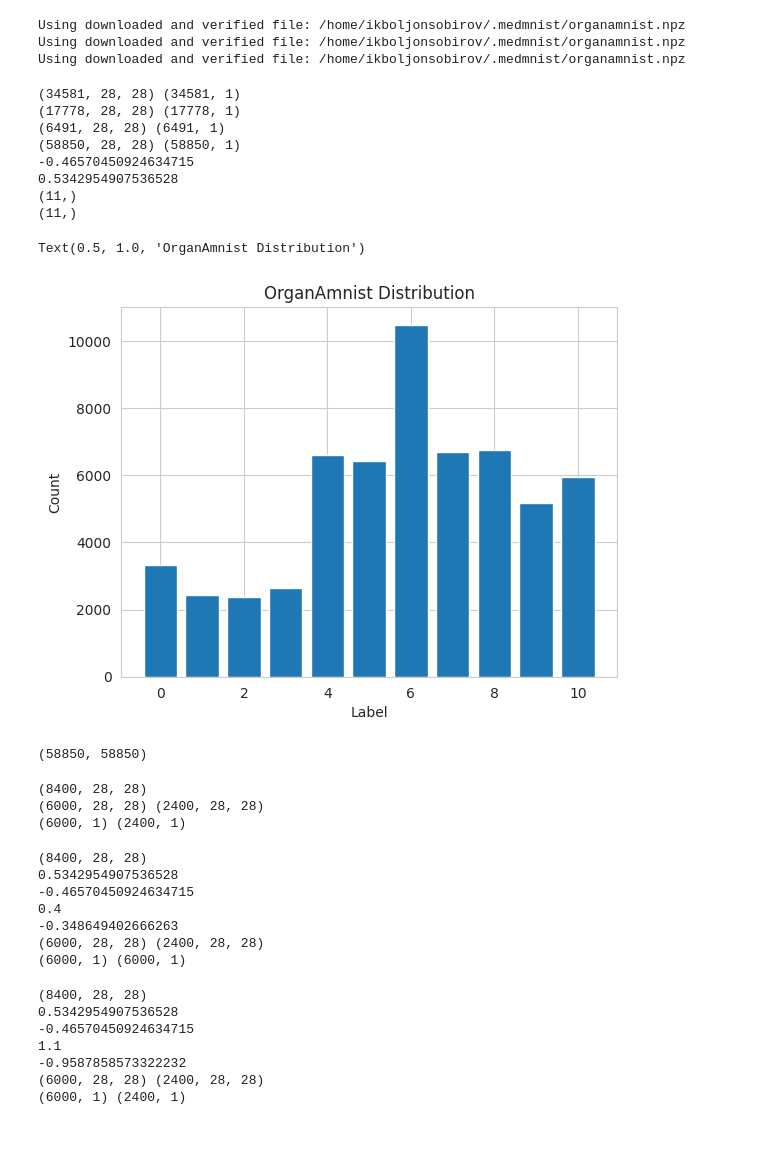
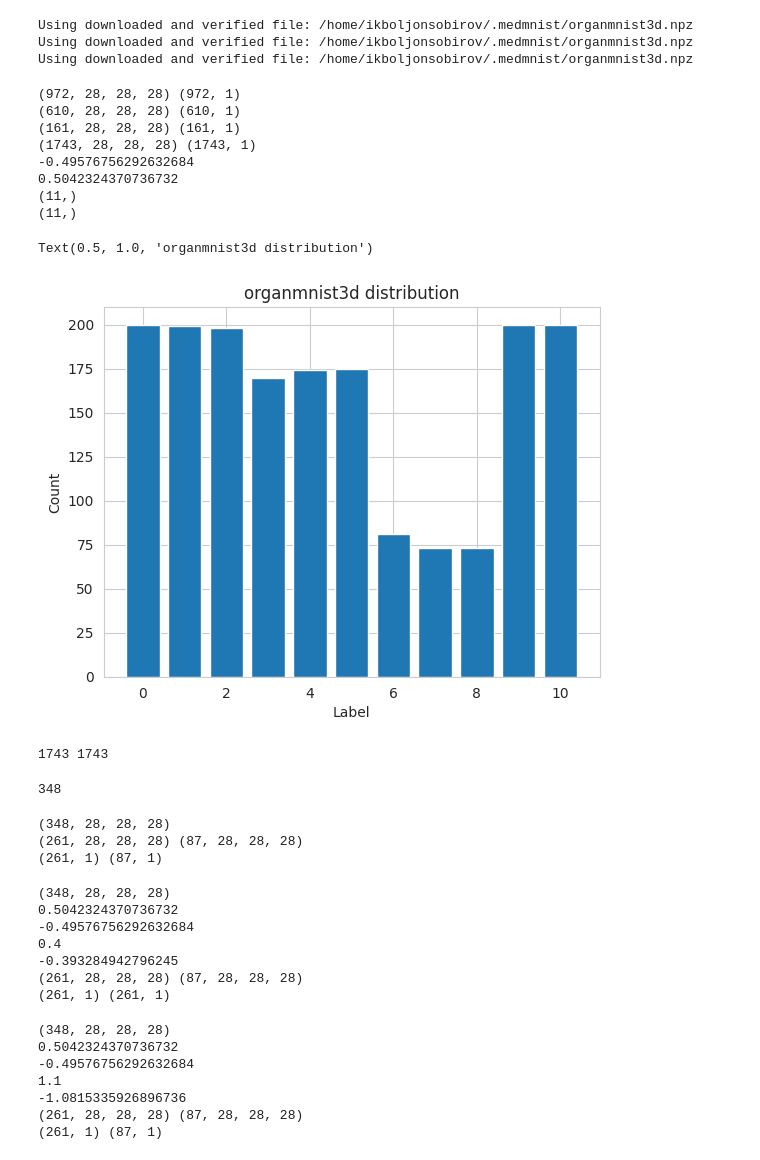
Before and after one commit to ikboljon/uncertainty_benchmark, a Jupyter notebook: experiments/notebooks/generate_ood_data.ipynb, the cells around one changed output. Cells and saved outputs as stored; diff of their text form; code cells hidden in the pictures.

Commit message:
final_changes_to_medmnist

```diff
--- a/experiments/notebooks/generate_ood_data.ipynb
+++ b/experiments/notebooks/generate_ood_data.ipynb
@@ -17,7 +20,7 @@ sns.set_style("whitegrid")
 # %%
 ood_data_path = '/home/ikboljonsobirov/uncertainty-benchmark/experiments/ood_data/'
 # %%
-data_flag = 'organamnist'
+data_flag = 'organmnist3d'
 info = medmnist.INFO[data_flag]
 num_classes = len(info['label'])
 DataClass = getattr(medmnist, info['python_class'])
@@ -27,55 +30,58 @@ train_dataset = DataClass(split='train', download=True)
 val_dataset = DataClass(split='val', download=True)
 test_dataset = DataClass(split='test', download=True)
 # %% [output]
-Using downloaded and verified file: /home/ikboljonsobirov/.medmnist/organamnist.npz
-Using downloaded and verified file: /home/ikboljonsobirov/.medmnist/organamnist.npz
-Using downloaded and verified file: /home/ikboljonsobirov/.medmnist/organamnist.npz
+Using downloaded and verified file: /home/ikboljonsobirov/.medmnist/organmnist3d.npz
+Using downloaded and verified file: /home/ikboljonsobirov/.medmnist/organmnist3d.npz
+Using downloaded and verified file: /home/ikboljonsobirov/.medmnist/organmnist3d.npz
 # %%
-data = np.load('/home/ikboljonsobirov/.medmnist/organamnist.npz')
+data = np.load(f'/home/ikboljonsobirov/.medmnist/{data_flag}.npz')
 X = data['train_images']
 y = data['train_labels']
 print(X.shape, y.shape)
 X_2 = data['test_images']
 y_2 = data['test_labels']
 print(X_2.shape, y_2.shape)
 X_3 = data['val_images']
 y_3 = data['val_labels']
 print(X_3.shape, y_3.shape)
 
 X = np.append(X, X_2, axis=0)
 y = np.append(y, y_2, axis=0)
 X = np.append(X, X_3, axis=0)
 y = np.append(y, y_3, axis=0)
 print(X.shape, y.shape)
 
 X, y = shuffle(X, y)
 # Make X zero mean and unit std
 X = X/np.max(X)
 X = X - np.mean(X)
 print(np.min(X))
 print(np.max(X))
 
 vals = np.unique(y)
-totals = np.array([np.sum(np.where(y==i, 1, 0)) for i in range(0, 11)])
+totals = np.array([np.sum(np.where(y==i, 1, 0)) for i in range(0, np.unique(y).shape[0])])
 print(vals.shape)
 print(totals.shape)
 plt.bar(vals, totals)
 plt.ylabel('Count')
 plt.xlabel('Label')
-plt.title('OrganAmnist Distribution')
+plt.title(f'{data_flag} distribution')
 # %% [output]
-(34581, 28, 28) (34581, 1)
-(17778, 28, 28) (17778, 1)
-(6491, 28, 28) (6491, 1)
-(58850, 28, 28) (58850, 1)
--0.46570450924634715
-0.5342954907536528
+(972, 28, 28, 28) (972, 1)
+(610, 28, 28, 28) (610, 1)
+(161, 28, 28, 28) (161, 1)
+(1743, 28, 28, 28) (1743, 1)
+-0.49576756292632684
+0.5042324370736732
 (11,)
 (11,)
-Text(0.5, 1.0, 'OrganAmnist Distribution')
+Text(0.5, 1.0, 'organmnist3d distribution')
-[figure, old version]
+[figure, new version]
 # %%
-len(X), len(y)
+print(len(X), len(y))
+split_threshold = int(len(X)/5)
+split_threshold
 # %% [output]
-(58850, 58850)
+1743 1743
+348
 # %%
@@ -90,8 +96,8 @@ X_7, y_7 = X[8400*6:8400*7], y[8400*6:8400*7]
 # Domain 1
 # Split into train and test sets
 print(X_1.shape)
-X_1_train, y_1_train = X_1[:6000], y_1[:6000]
-X_1_test, y_1_test = X_1[6000:], y_1[6000:]
+X_1_train, y_1_train = X_1[:int(len(X_1)*0.75)], y_1[:int(len(X_1)*0.75)]
+X_1_test, y_1_test = X_1[int(len(X_1)*0.75):], y_1[int(len(X_1)*0.75):]
 print(X_1_train.shape, X_1_test.shape)
 print(y_1_train.shape, y_1_test.shape)
 
@@ -102,9 +108,9 @@ np.save(os.path.join(ood_data_path, data_flag, 'X_1_test'), X_1_test)
 np.save(os.path.join(ood_data_path, data_flag, 'y_1_train'), y_1_train)
 np.save(os.path.join(ood_data_path, data_flag, 'y_1_test'), y_1_test)
 # %% [output]
-(8400, 28, 28)
-(6000, 28, 28) (2400, 28, 28)
-(6000, 1) (2400, 1)
+(348, 28, 28, 28)
+(261, 28, 28, 28) (87, 28, 28, 28)
+(261, 1) (87, 1)
 # %%
 # Domain 2 - Decreased contrast
 # Split into train and test sets
@@ -116,8 +122,8 @@ X_2_shift = X_2/X_2.max() * 0.40
 print(X_2_shift.max())
 print(X_2_shift.min())
 
-X_2_train, y_2_train = X_2_shift[:6000], y_2[:6000]
-X_2_test, y_2_test= X_2_shift[6000:], y_2[6000:]
+X_2_train, y_2_train = X_2_shift[:int(len(X_1)*0.75)], y_2[:int(len(X_1)*0.75)]
+X_2_test, y_2_test= X_2_shift[int(len(X_1)*0.75):], y_2[int(len(X_1)*0.75):]
 print(X_2_train.shape, X_2_test.shape)
 print(y_2_train.shape, y_2_train.shape)
 
@@ -126,13 +132,13 @@ np.save(os.path.join(ood_data_path, data_flag, 'X_2_test'), X_2_test)
 np.save(os.path.join(ood_data_path, data_flag, 'y_2_train'), y_2_train)
 np.save(os.path.join(ood_data_path, data_flag, 'y_2_test'), y_2_test)
 # %% [output]
-(8400, 28, 28)
-0.5342954907536528
--0.46570450924634715
+(348, 28, 28, 28)
+0.5042324370736732
+-0.49576756292632684
 0.4
--0.348649402666263
-(6000, 28, 28) (2400, 28, 28)
-(6000, 1) (6000, 1)
+-0.393284942796245
+(261, 28, 28, 28) (87, 28, 28, 28)
+(261, 1) (261, 1)
 # %%
 # Domain 3 - Increase contrast
 # Split into train and test sets
@@ -144,8 +150,8 @@ X_3_shift = X_3/X_3.max() * 1.1
 print(X_3_shift.max())
 print(X_3_shift.min())
 
-X_3_train, y_3_train = X_3_shift[:6000], y_3[:6000]
-X_3_test, y_3_test = X_3_shift[6000:], y_3[6000:]
+X_3_train, y_3_train = X_3_shift[:int(len(X_1)*0.75)], y_3[:int(len(X_1)*0.75)]
+X_3_test, y_3_test = X_3_shift[int(len(X_1)*0.75):], y_3[int(len(X_1)*0.75):]
 print(X_3_train.shape, X_3_test.shape)
 print(y_3_train.shape, y_3_test.shape)
 
@@ -154,13 +160,13 @@ np.save(os.path.join(ood_data_path, data_flag, 'X_3_test'), X_3_test)
 np.save(os.path.join(ood_data_path, data_flag, 'y_3_train'), y_3_train)
 np.save(os.path.join(ood_data_path, data_flag, 'y_3_test'), y_3_test)
 # %% [output]
-(8400, 28, 28)
-0.5342954907536528
--0.46570450924634715
+(348, 28, 28, 28)
+0.5042324370736732
+-0.49576756292632684
 1.1
--0.9587858573322232
-(6000, 28, 28) (2400, 28, 28)
-(6000, 1) (2400, 1)
+-1.0815335926896736
+(261, 28, 28, 28) (87, 28, 28, 28)
+(261, 1) (87, 1)
 # %%
 # Domain 4 - noise gaussian blur
 from scipy.ndimage import gaussian_filter
```
Also changed, not shown: parts of 4 cells of this notebook, 2 other files.
